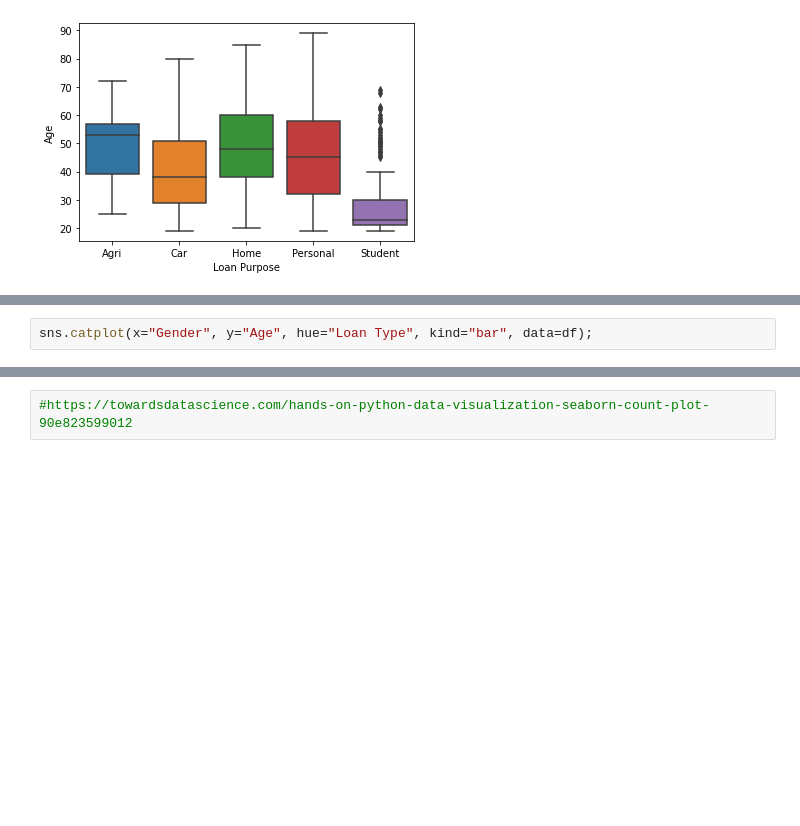
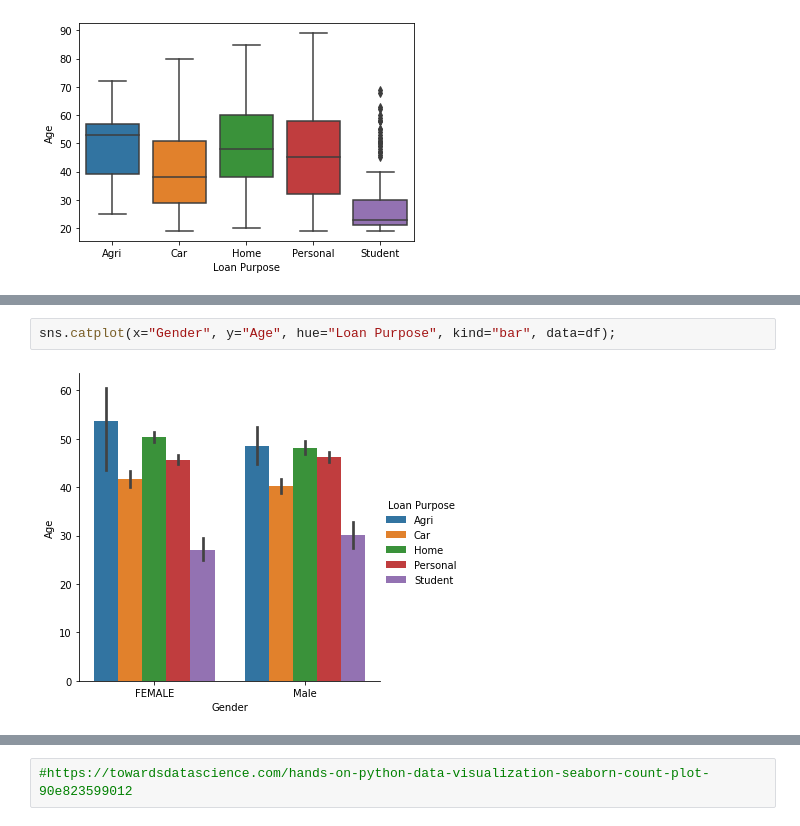
Before and after one commit to brendantipp/sem2_prog_data_analysis_project, a Jupyter notebook: product_analysis.ipynb, the cells around one changed output, grey strips where cells are left out. Drawn from its saved outputs; the diff is of its cells as text; blank space fills up the shorter version.

```diff
--- a/product_analysis.ipynb
+++ b/product_analysis.ipynb
@@ -229,5 +235,7 @@ sns.catplot(x="Loan Type", y="Age", hue="Gender", kind="box", data=df);
 # %%
-sns.catplot(x="Gender", y="Age", hue="Loan Type", kind="bar", data=df);
+sns.catplot(x="Gender", y="Age", hue="Loan Purpose", kind="bar", data=df);
+# %% [output]
+[figure, added]
 # %%
 %matplotlib inline
 sns.set(style="darkgrid")
```
Also changed, not shown: parts of 21 cells of this notebook.
